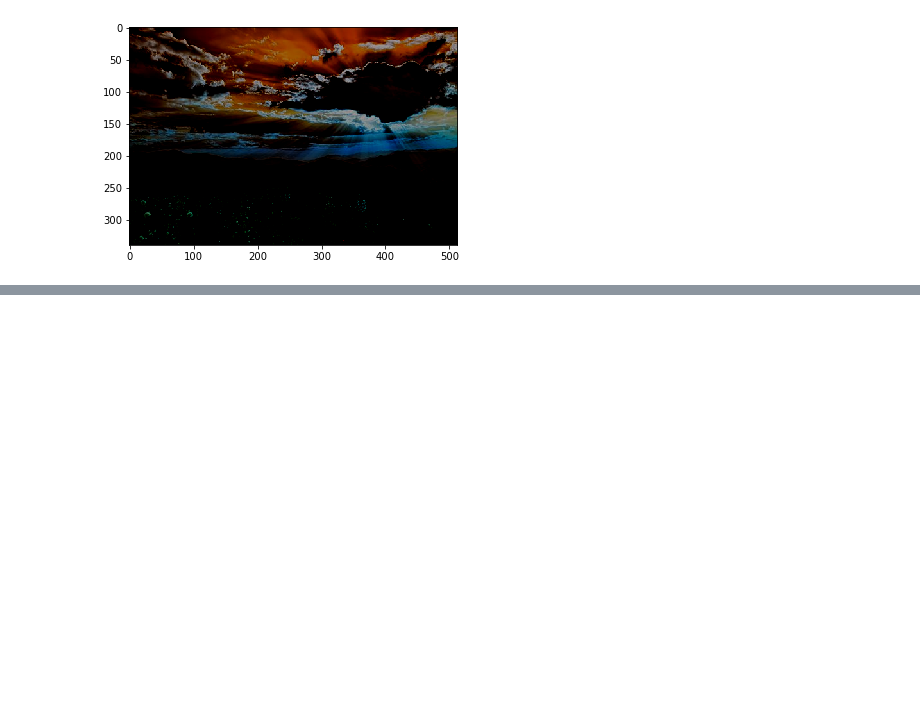
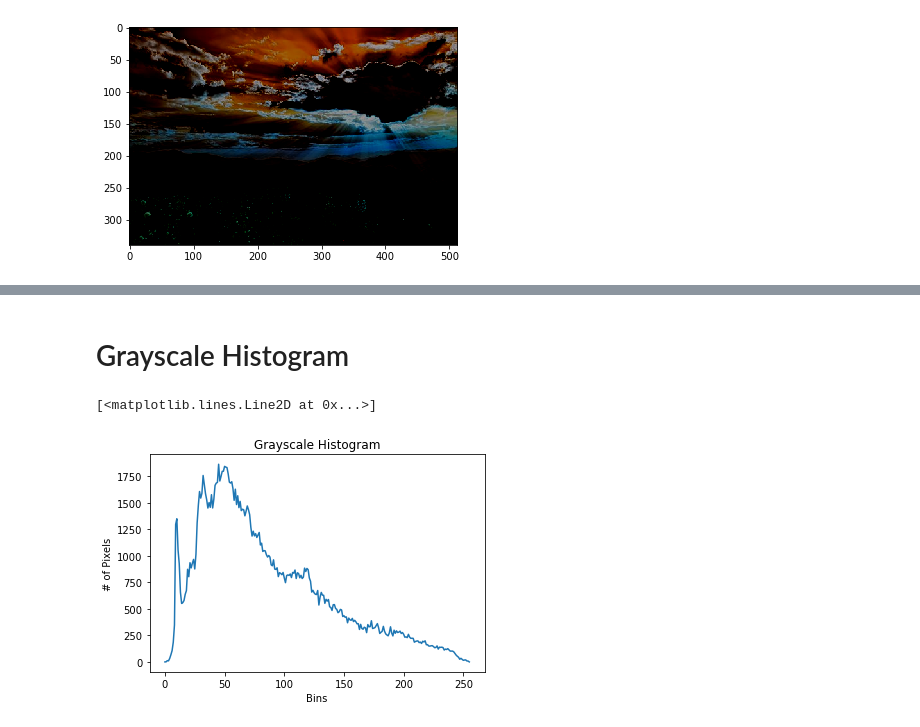
Before and after one commit to ahmadkhan242/OpenCV_practice, a Jupyter notebook: OpenCV_practice_for_images.ipynb, the cells around one changed output, grey strips where cells are left out. Cells and saved outputs as stored; diff of their text form; code cells hidden in the pictures; blank space fills up the shorter version.

```diff
--- a/Untitled.ipynb
+++ b/OpenCV_practice_for_images.ipynb
@@ -180,0 +220,14 @@ plt.imshow(subtracted)
+# %% [markdown]
+# Grayscale Histogram
+# %%
+image = cv2.imread("./pic.jpg")
+gray_img = cv2.cvtColor(image, cv2.COLOR_BGR2GRAY)
+hst = cv2.calcHist([gray_img], [0], None, [256], [0, 256])
+plt.figure()
+plt.title("Grayscale Histogram")
+plt.xlabel("Bins")
+plt.ylabel("# of Pixels")
+plt.plot(hst)
+# %% [output]
+[<matplotlib.lines.Line2D at 0x...>]
+[figure, added]
```
Also changed, not shown: parts of 31 cells of this notebook, 1 other file.
